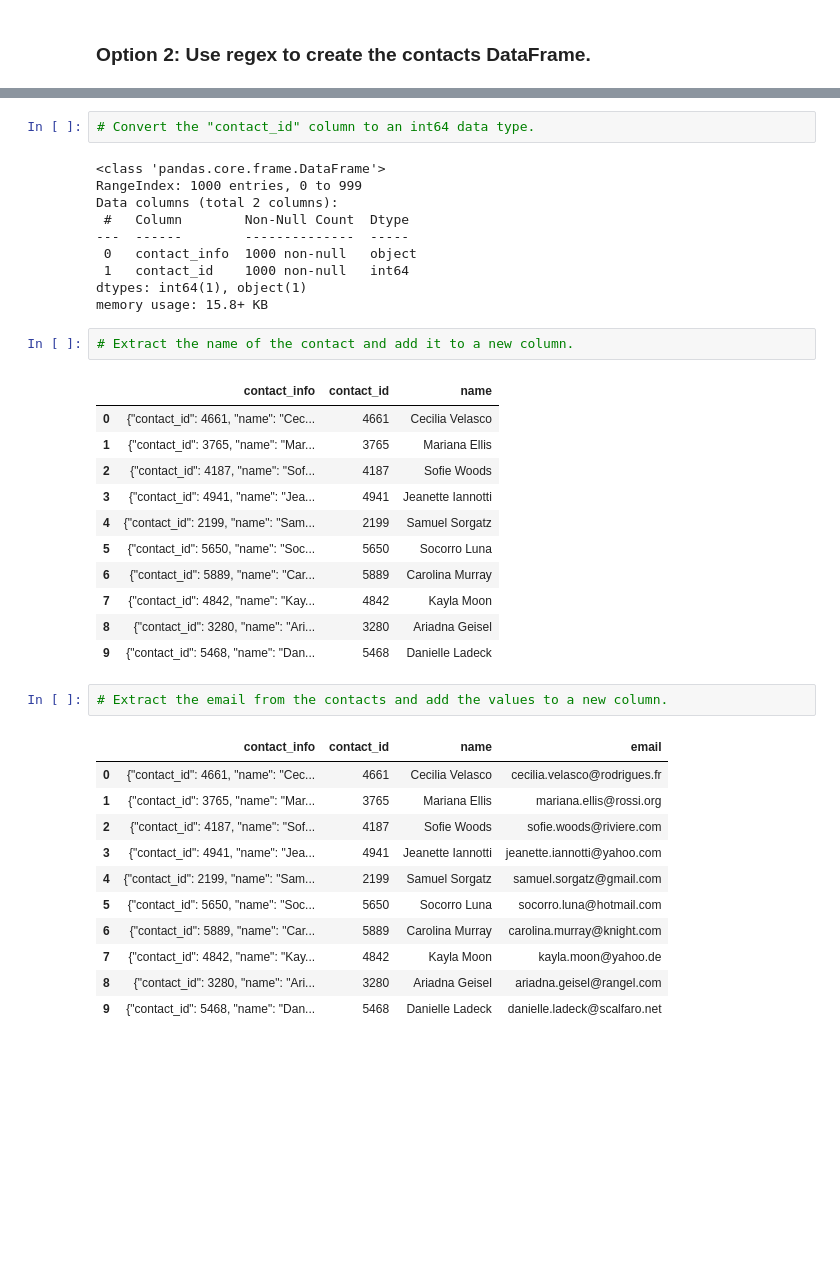
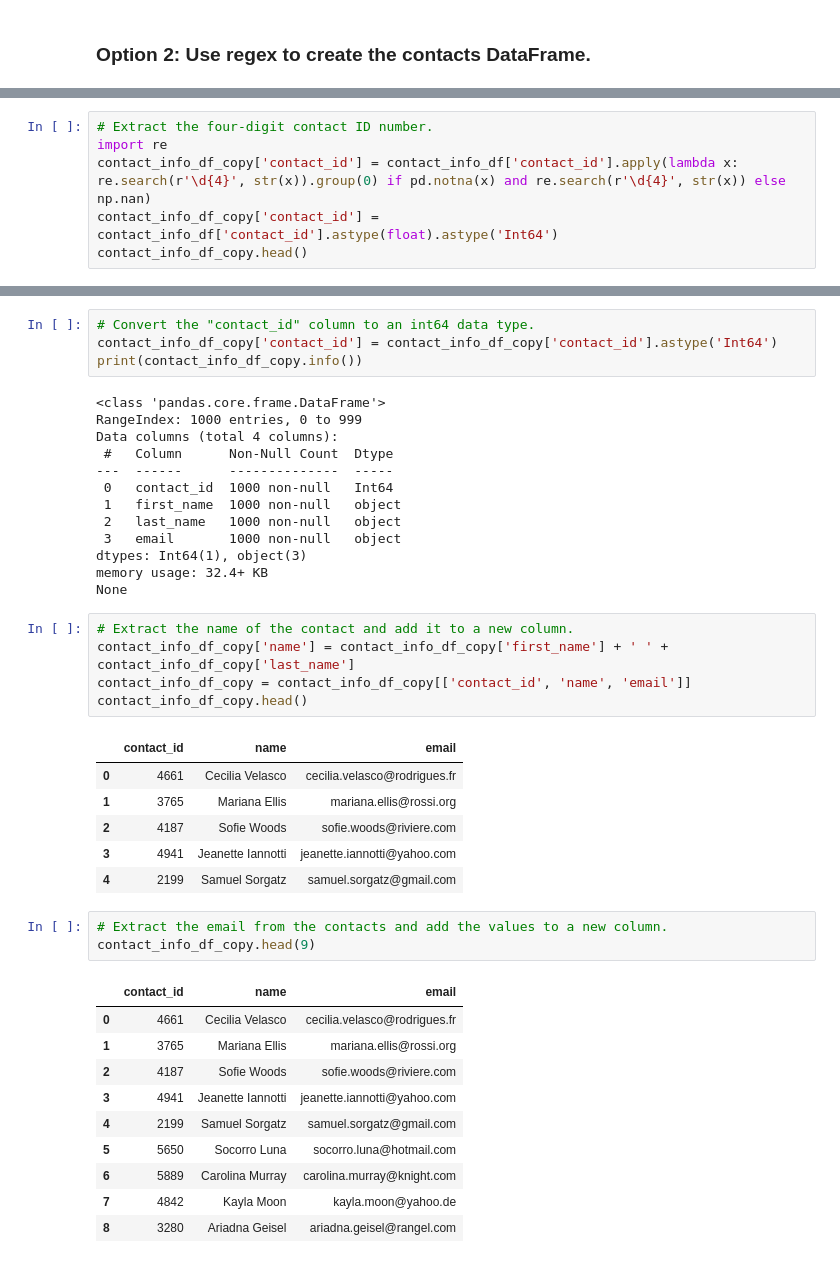
Before and after one commit to AllyEveslage/CrowdFunding_ETL, a Jupyter notebook: ETLMiniProjectStarterCode_DBates_EWollmering_BButler_JPopelka_AEveslage.ipynb, the cells around one changed output, grey strips where cells are left out. Drawn from its saved outputs; the diff is of its cells as text; blank space fills up the shorter version.

```diff
--- a/ETLMiniProjectStarterCode_DBates_EWollmering_BButler_JPopelka_AEveslage.ipynb
+++ b/ETLMiniProjectStarterCode_DBates_EWollmering_BButler_JPopelka_AEveslage.ipynb
@@ -415,0 +407,6 @@ contact_info_df_copy.head()
+# %%
+# Extract the four-digit contact ID number.
+import re
+contact_info_df_copy['contact_id'] = contact_info_df['contact_id'].apply(lambda x: re.search(r'\d{4}', str(x)).group(0) if pd.notna(x) and re.search(r'\d{4}', str(x)) else np.nan)
+contact_info_df_copy['contact_id'] = contact_info_df['contact_id'].astype(float).astype('Int64')
+contact_info_df_copy.head()
@@ -428,42 +429,45 @@ memory usage: 15.8+ KB
 # %%
 # Convert the "contact_id" column to an int64 data type.
+contact_info_df_copy['contact_id'] = contact_info_df_copy['contact_id'].astype('Int64')
+print(contact_info_df_copy.info())
 # %% [output]
 <class 'pandas.core.frame.DataFrame'>
 RangeIndex: 1000 entries, 0 to 999
-Data columns (total 2 columns):
- #   Column        Non-Null Count  Dtype
----  ------        --------------  -----
- 0   contact_info  1000 non-null   object
- 1   contact_id    1000 non-null   int64
-dtypes: int64(1), object(1)
-memory usage: 15.8+ KB
+Data columns (total 4 columns):
+ #   Column      Non-Null Count  Dtype
+---  ------      --------------  -----
+ 0   contact_id  1000 non-null   Int64
+ 1   first_name  1000 non-null   object
+ 2   last_name   1000 non-null   object
+ 3   email       1000 non-null   object
+dtypes: Int64(1), object(3)
+memory usage: 32.4+ KB
+None
 # %%
 # Extract the name of the contact and add it to a new column.
+contact_info_df_copy['name'] = contact_info_df_copy['first_name'] + ' ' + contact_info_df_copy['last_name']
+contact_info_df_copy = contact_info_df_copy[['contact_id', 'name', 'email']]
+contact_info_df_copy.head()
 # %% [output]
-|  | contact_info | contact_id | name |
-| 0 | {"contact_id": 4661, "name": "Cec... | 4661 | Cecilia Velasco |
-| 1 | {"contact_id": 3765, "name": "Mar... | 3765 | Mariana Ellis |
-| 2 | {"contact_id": 4187, "name": "Sof... | 4187 | Sofie Woods |
-| 3 | {"contact_id": 4941, "name": "Jea... | 4941 | Jeanette Iannotti |
-| 4 | {"contact_id": 2199, "name": "Sam... | 2199 | Samuel Sorgatz |
-| 5 | {"contact_id": 5650, "name": "Soc... | 5650 | Socorro Luna |
-| 6 | {"contact_id": 5889, "name": "Car... | 5889 | Carolina Murray |
-| 7 | {"contact_id": 4842, "name": "Kay... | 4842 | Kayla Moon |
-| 8 | {"contact_id": 3280, "name": "Ari... | 3280 | Ariadna Geisel |
-| 9 | {"contact_id": 5468, "name": "Dan... | 5468 | Danielle Ladeck |
+|  | contact_id | name | email |
+| 0 | 4661 | Cecilia Velasco | cecilia.velasco@rodrigues.fr |
+| 1 | 3765 | Mariana Ellis | mariana.ellis@rossi.org |
+| 2 | 4187 | Sofie Woods | sofie.woods@riviere.com |
+| 3 | 4941 | Jeanette Iannotti | jeanette.iannotti@yahoo.com |
+| 4 | 2199 | Samuel Sorgatz | samuel.sorgatz@gmail.com |
 # %%
 # Extract the email from the contacts and add the values to a new column.
+contact_info_df_copy.head(9)
 # %% [output]
-|  | contact_info | contact_id | name | email |
-| 0 | {"contact_id": 4661, "name": "Cec... | 4661 | Cecilia Velasco | cecilia.velasco@rodrigues.fr |
-| 1 | {"contact_id": 3765, "name": "Mar... | 3765 | Mariana Ellis | mariana.ellis@rossi.org |
-| 2 | {"contact_id": 4187, "name": "Sof... | 4187 | Sofie Woods | sofie.woods@riviere.com |
-| 3 | {"contact_id": 4941, "name": "Jea... | 4941 | Jeanette Iannotti | jeanette.iannotti@yahoo.com |
-| 4 | {"contact_id": 2199, "name": "Sam... | 2199 | Samuel Sorgatz | samuel.sorgatz@gmail.com |
-| 5 | {"contact_id": 5650, "name": "Soc... | 5650 | Socorro Luna | socorro.luna@hotmail.com |
-| 6 | {"contact_id": 5889, "name": "Car... | 5889 | Carolina Murray | carolina.murray@knight.com |
-| 7 | {"contact_id": 4842, "name": "Kay... | 4842 | Kayla Moon | kayla.moon@yahoo.de |
-| 8 | {"contact_id": 3280, "name": "Ari... | 3280 | Ariadna Geisel | ariadna.geisel@rangel.com |
-| 9 | {"contact_id": 5468, "name": "Dan... | 5468 | Danielle Ladeck | danielle.ladeck@scalfaro.net |
+|  | contact_id | name | email |
+| 0 | 4661 | Cecilia Velasco | cecilia.velasco@rodrigues.fr |
+| 1 | 3765 | Mariana Ellis | mariana.ellis@rossi.org |
+| 2 | 4187 | Sofie Woods | sofie.woods@riviere.com |
+| 3 | 4941 | Jeanette Iannotti | jeanette.iannotti@yahoo.com |
+| 4 | 2199 | Samuel Sorgatz | samuel.sorgatz@gmail.com |
+| 5 | 5650 | Socorro Luna | socorro.luna@hotmail.com |
+| 6 | 5889 | Carolina Murray | carolina.murray@knight.com |
+| 7 | 4842 | Kayla Moon | kayla.moon@yahoo.de |
+| 8 | 3280 | Ariadna Geisel | ariadna.geisel@rangel.com |
 # %%
 # Create a copy of the contact_info_df with the 'contact_id', 'name', 'email' columns.
```
Also changed, not shown: parts of 9 cells of this notebook.
